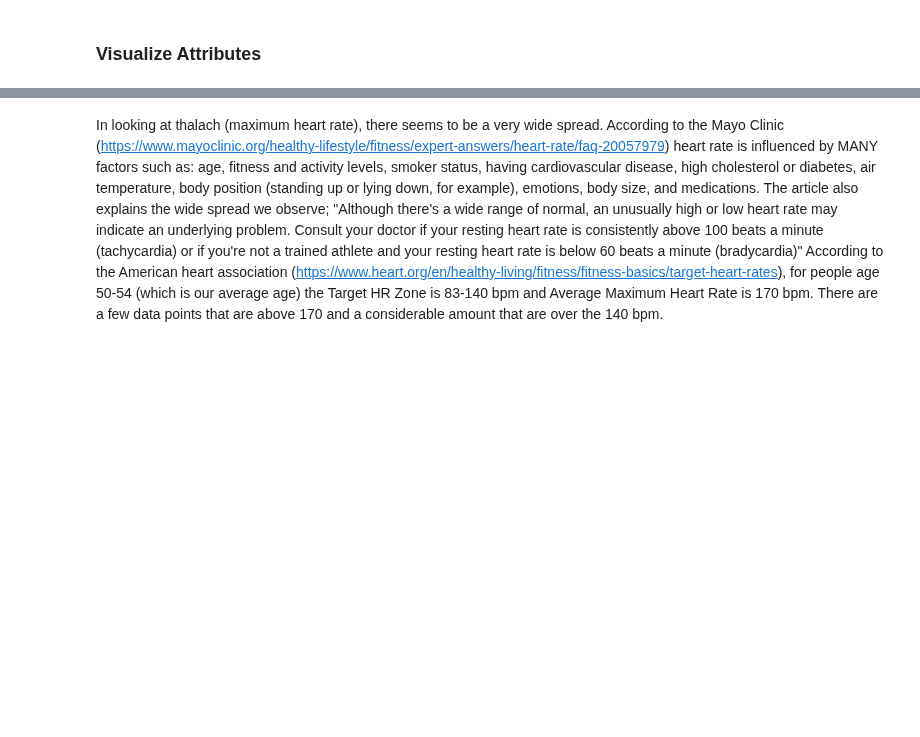
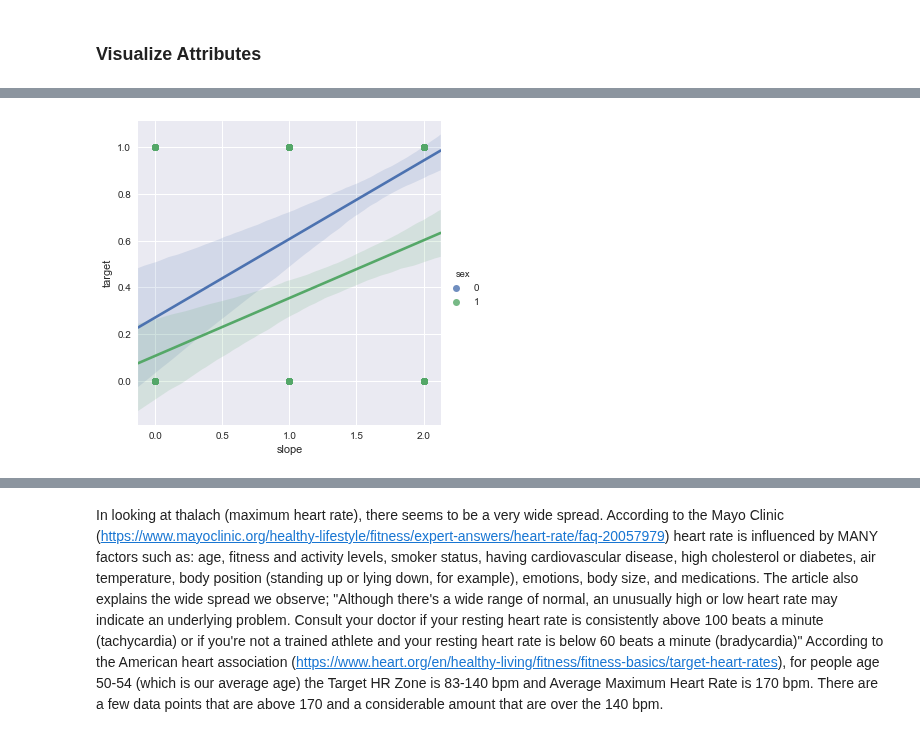
Before and after one commit to realdanielbyrne/Data_Mining_Labs, a Jupyter notebook: Lab1.ipynb, the cells around one changed output, grey strips where cells are left out. Cells and saved outputs as stored; diff of their text form; code cells hidden in the pictures; blank space fills up the shorter version.

```diff
--- a/Lab1.ipynb
+++ b/Lab1.ipynb
@@ -344,0 +324,4 @@ plotdist(df)
+# %%
+sns.lmplot(x="slope", y="target",hue="sex", data=df);
+# %% [output]
+[figure, added]
```
Also changed, not shown: parts of 12 cells of this notebook.
